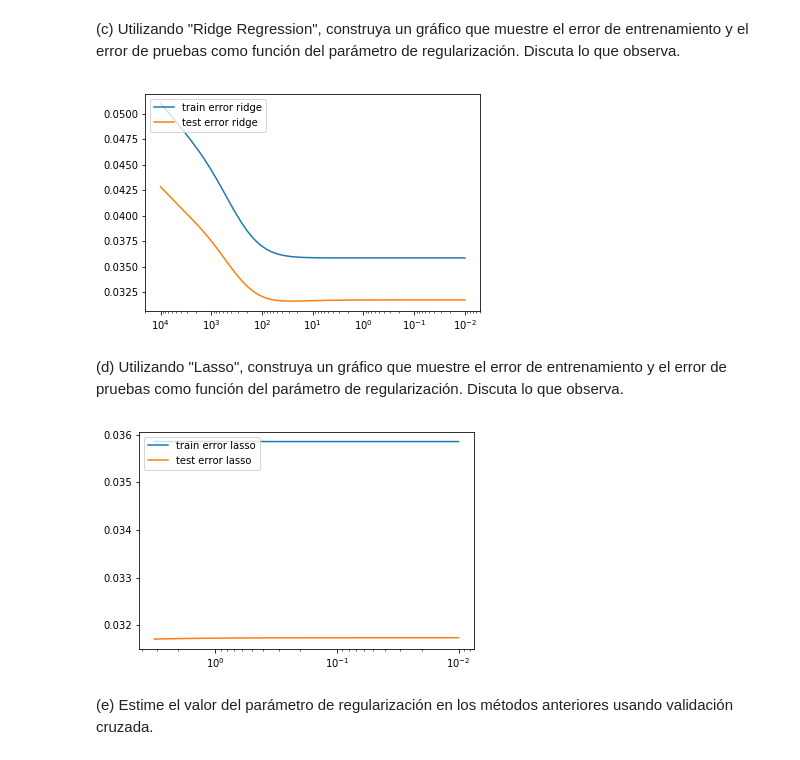
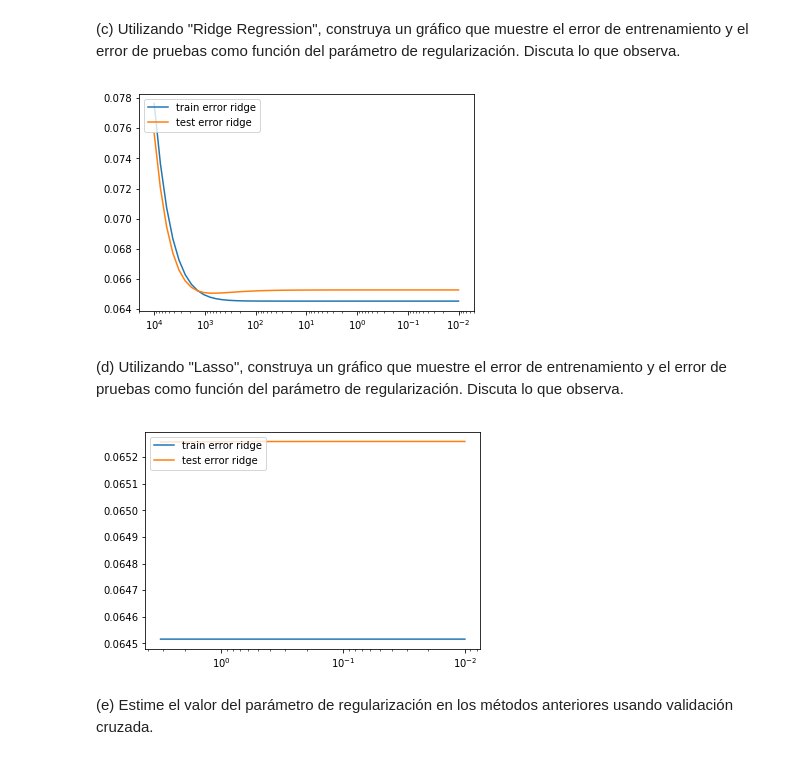
Before and after one commit to dsanmartin/INF578-HW, a Jupyter notebook: 1/Tarea1-ML.ipynb, the cells around one changed output. Saved outputs shown, nothing was run; the diff lists cells and outputs as text; code cells hidden in the pictures.

```diff
--- a/1/Tarea1-ML.ipynb
+++ b/1/Tarea1-ML.ipynb
@@ -561,16 +466,3 @@ df = df.drop(['id','date','zipcode'], axis=1)
-# %%
-X = df
-y = np.log(df['price'])
-mask = np.zeros(len(X))
-limit = int(len(X)*0.7)
-mask[:limit] = 1
-istrain = (mask== 1)
-Xtrain = X[istrain]
-ytrain = y[istrain]
-Xtest = X[np.logical_not(istrain)]
-ytest = y[np.logical_not(istrain)]
-Xtrain = Xtrain.drop(['price'], axis=1)
-Xtest = Xtest.drop(['price'], axis=1)
 # %%
 from sklearn.linear_model import Ridge
 import matplotlib.pylab as plt
@@ -664,9 +549,9 @@ $^{§}$ Se asume la siguiente formulación: $\min_w \frac12 ||\textbf{Y} - \text
 # %% [markdown]
 (c) Utilizando "Ridge Regression", construya un gráfico que muestre el error de entrenamiento y el error de pruebas como función del parámetro de regularización. Discuta lo que observa.
 # %%
-Xtest = X[np.logical_not(istrain)]
-ytest = y[np.logical_not(istrain)]
-#Xtest = Xtest.drop('intercept', axis=1)
+Xtest = x_test.copy()
+ytest = ytest.copy()
+Xtest = Xtest.drop('intercept', axis=1)
 alphas_ = np.logspace(4,-2,base=10)
 coefs = []
 model = Ridge(fit_intercept=True)
@@ -675,8 +560,8 @@ mse_train = []
 
 for a in alphas_:
     model.set_params(alpha=a)
-    model.fit(Xtrain, ytrain)
-    yhat_train = model.predict(Xtrain)
+    model.fit(Dtrain, ytrain)
+    yhat_train = model.predict(Dtrain)
     yhat_test = model.predict(Xtest)
     mse_train.append(np.mean(np.power(yhat_train - ytrain, 2)))
     mse_test.append(np.mean(np.power(yhat_test - ytest, 2)))
@@ -689,36 +574,36 @@ ax.set_xscale('log')
 ax.set_xlim(ax.get_xlim()[::-1])
 plt.show()
 # %% [output]
-[figure, old version]
+[figure, new version]
 # %% [markdown]
 (d) Utilizando "Lasso", construya un gráfico que muestre el error de entrenamiento y el error de pruebas como función del parámetro de regularización. Discuta lo que observa.
 # %%
-Xtest = X[np.logical_not(istrain)]
-ytest = y[np.logical_not(istrain)]
-#Xtest = Xtest.drop('intercept', axis=1)
-alphas_ = alphas_ = np.logspace(0.5,-2,base=10)
+Xtest = x_test.copy()
+ytest = ytest.copy()
+Xtest = Xtest.drop('intercept', axis=1)
+alphas_ = np.logspace(0.5,-2,base=10)
 coefs = []
 model = Ridge(fit_intercept=True)
 mse_test = []
 mse_train = []
 
 for a in alphas_:
     model.set_params(alpha=a)
-    model.fit(Xtrain, ytrain)
-    yhat_train = model.predict(Xtrain)
+    model.fit(Dtrain, ytrain)
+    yhat_train = model.predict(Dtrain)
     yhat_test = model.predict(Xtest)
     mse_train.append(np.mean(np.power(yhat_train - ytrain, 2)))
     mse_test.append(np.mean(np.power(yhat_test - ytest, 2)))
 
 ax = plt.gca()
-ax.plot(alphas_,mse_train,label='train error lasso')
-ax.plot(alphas_,mse_test,label='test error lasso')
+ax.plot(alphas_,mse_train,label='train error ridge')
+ax.plot(alphas_,mse_test,label='test error ridge')
 plt.legend(loc=2)
 ax.set_xscale('log')
 ax.set_xlim(ax.get_xlim()[::-1])
 plt.show()
 # %% [output]
-[figure, old version]
+[figure, new version]
 # %% [markdown]
 (e) Estime el valor del parámetro de regularización en los métodos anteriores usando validación cruzada.
 # %%
```
Also changed, not shown: parts of 17 cells of this notebook.
